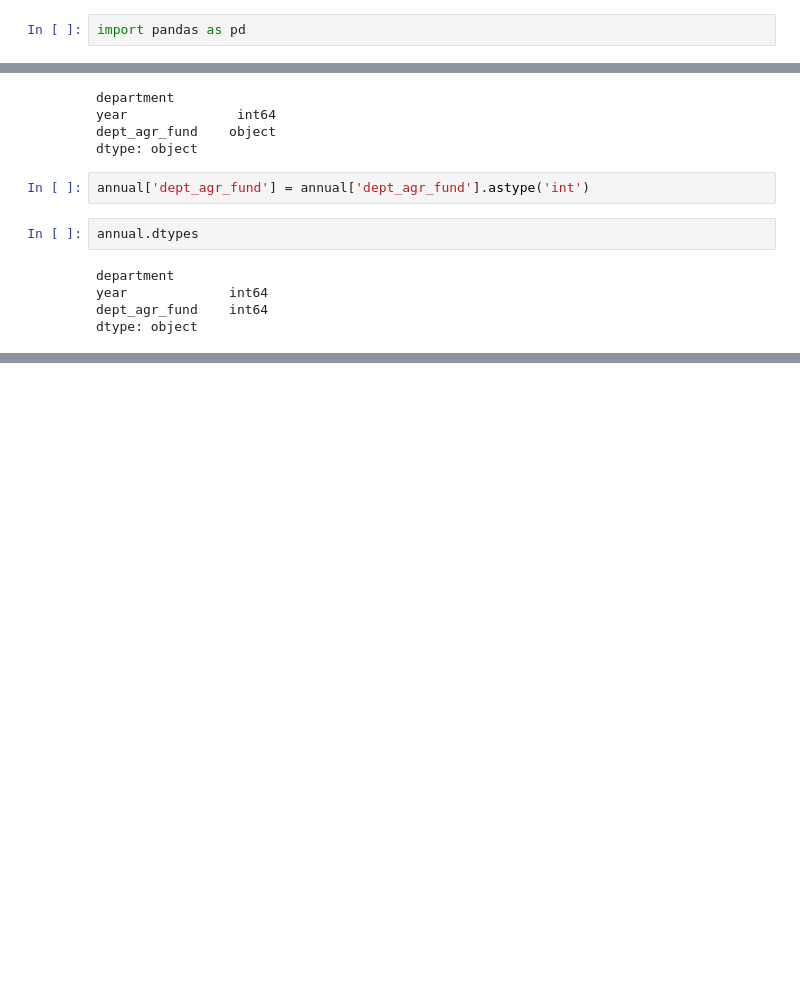
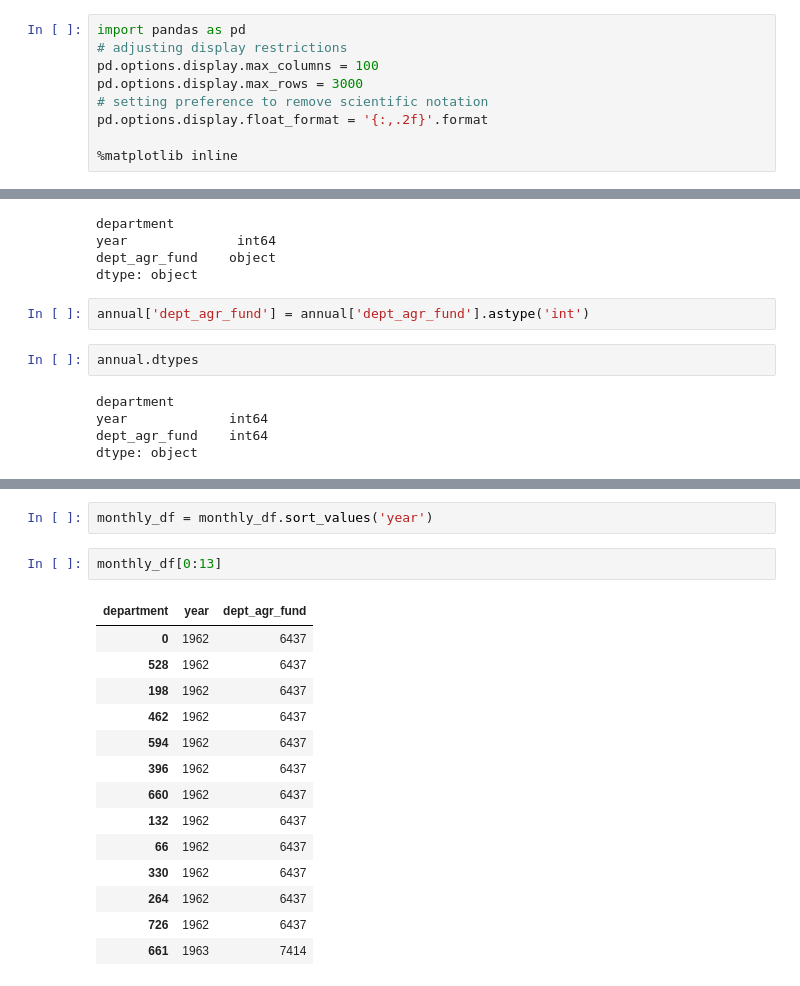
Before and after one commit to HOWBZR/Fire_Repo, a Jupyter notebook: Code/annu_fed_agcy_spending_scrub.ipynb, the cells around one changed output, grey strips where cells are left out. Saved outputs shown, nothing was run; the diff lists cells and outputs as text; blank space fills up the shorter version.

```diff
--- a/Code/annu_fed_agcy_spending_scrub.ipynb
+++ b/Code/annu_fed_agcy_spending_scrub.ipynb
@@ -1,5 +1,12 @@
 # %%
 import pandas as pd
+# adjusting display restrictions
+pd.options.display.max_columns = 100
+pd.options.display.max_rows = 3000
+# setting preference to remove scientific notation
+pd.options.display.float_format = '{:,.2f}'.format
+
+%matplotlib inline
 # %%
 annual = pd.read_excel('../data/fed_agency_spending.xlsx', index_col=False )
 annual.head()
@@ -184,0 +254,19 @@ dtype: object
+# %%
+monthly_df = monthly_df.sort_values('year')
+# %%
+monthly_df[0:13]
+# %% [output]
+| department | year | dept_agr_fund |
+| 0 | 1962 | 6437 |
+| 528 | 1962 | 6437 |
+| 198 | 1962 | 6437 |
+| 462 | 1962 | 6437 |
+| 594 | 1962 | 6437 |
+| 396 | 1962 | 6437 |
+| 660 | 1962 | 6437 |
+| 132 | 1962 | 6437 |
+| 66 | 1962 | 6437 |
+| 330 | 1962 | 6437 |
+| 264 | 1962 | 6437 |
+| 726 | 1962 | 6437 |
+| 661 | 1963 | 7414 |
```
Also changed, not shown: parts of 14 cells of this notebook, 57 other files.
